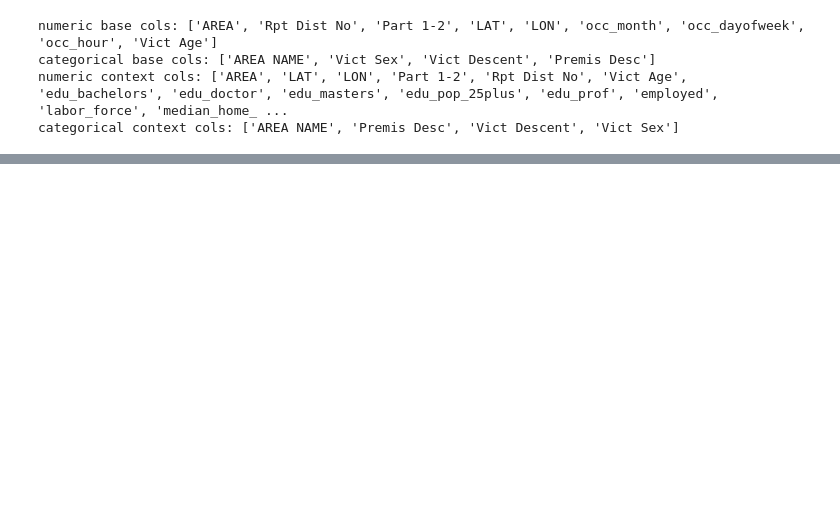
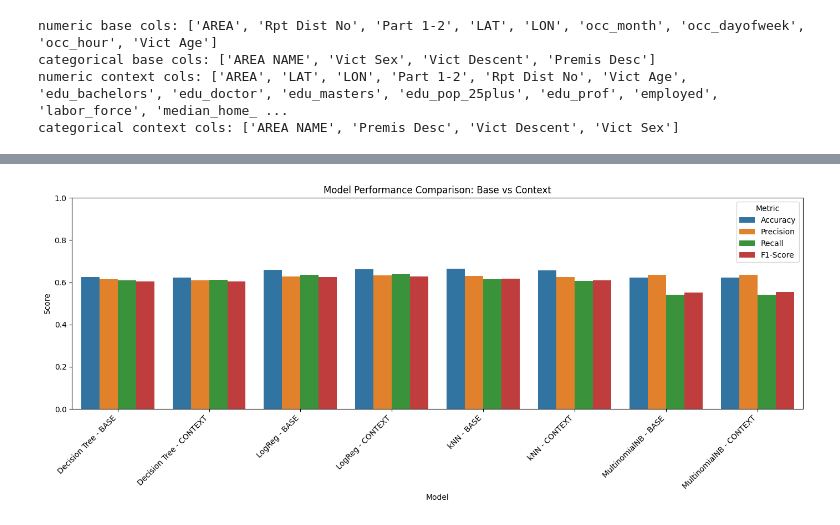
Before and after one commit to kotharisoumil/DTSC-3602-Group-12-Project, a Jupyter notebook: Crime Enriched Modeling.ipynb, the cells around one changed output, grey strips where cells are left out. Saved outputs shown, nothing was run; the diff lists cells and outputs as text; code cells hidden in the pictures; blank space fills up the shorter version.

Commit message:
UPDATE: MODELING EVALUATION

```diff
--- a/Crime Enriched Modeling.ipynb
+++ b/Crime Enriched Modeling.ipynb
@@ -541,0 +620,20 @@ weighted avg       0.65      0.66      0.65     52026
+# %%
+rows = []
+
+for name, pipe, X_test, y_test, preds in results:
+    accuracy = accuracy_score(y_test, preds)
+    precision = precision_score(y_test, preds, average="macro", zero_division=0)
+    recall = recall_score(y_test, preds, average="macro", zero_division=0)
+    f1 = f1_score(y_test, preds, average="macro", zero_division=0)
+
+    rows.append({
+        "Model": name,
+        "Accuracy": accuracy,
+        "Precision": precision,
+        "Recall": recall,
+        "F1-Score": f1
+    })
+
+metrics_df = pd.DataFrame(rows)
+print("\n=== MODEL PERFORMANCE TABLE ===")
+print(metrics_df)
@@ -541,0 +651,16 @@ weighted avg       0.65      0.66      0.65     52026
+# %%
+# Melt for easier plotting
+metrics_melt = metrics_df.melt(id_vars="Model",
+                               value_vars=["Accuracy","Precision","Recall","F1-Score"],
+                               var_name="Metric",
+                               value_name="Score")
+
+plt.figure(figsize=(14,6))
+sns.barplot(data=metrics_melt, x="Model", y="Score", hue="Metric")
+plt.xticks(rotation=45, ha="right")
+plt.title("Model Performance Comparison: Base vs Context")
+plt.ylim(0, 1)
+plt.tight_layout()
+plt.show()
+# %% [output]
+[figure, added]
```
Also changed, not shown: parts of 19 cells of this notebook.
